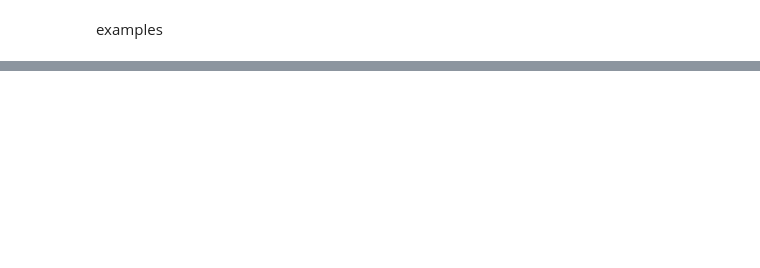
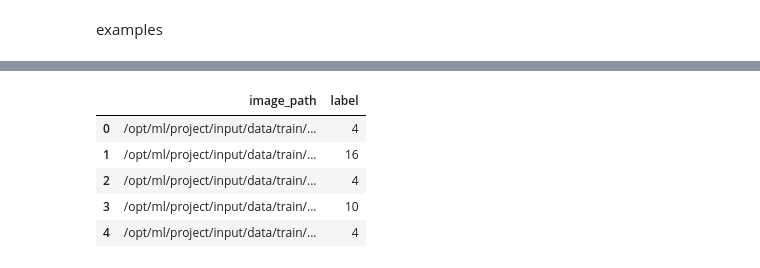
Before and after one commit to boostcampaitech4cv2/level1_imageclassification_cv-leve1-cv-17, a Jupyter notebook: data_processing/faceRect.ipynb, the cells around one changed output, grey strips where cells are left out. Saved outputs shown, nothing was run; the diff lists cells and outputs as text; code cells hidden in the pictures; blank space fills up the shorter version.

```diff
--- a/data_processing/faceRect.ipynb
+++ b/data_processing/faceRect.ipynb
@@ -115,3 +155,13 @@ num of images: 17816 17816
 no image path detected: 865 -> *.png, *.jpeg
 no face detected: 219
 '''
+# %%
+data_df = pd.read_csv('/opt/ml/project/Dataset/data_df.csv')
+data_df.head()
+# %% [output]
+|  | image_path | label |
+| 0 | /opt/ml/project/input/data/train/... | 4 |
+| 1 | /opt/ml/project/input/data/train/... | 16 |
+| 2 | /opt/ml/project/input/data/train/... | 4 |
+| 3 | /opt/ml/project/input/data/train/... | 10 |
+| 4 | /opt/ml/project/input/data/train/... | 4 |
```
Also changed, not shown: parts of 8 cells of this notebook, 22 other files.
